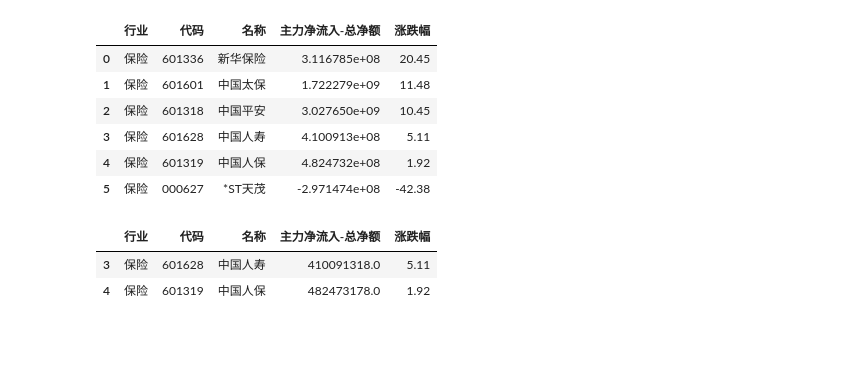
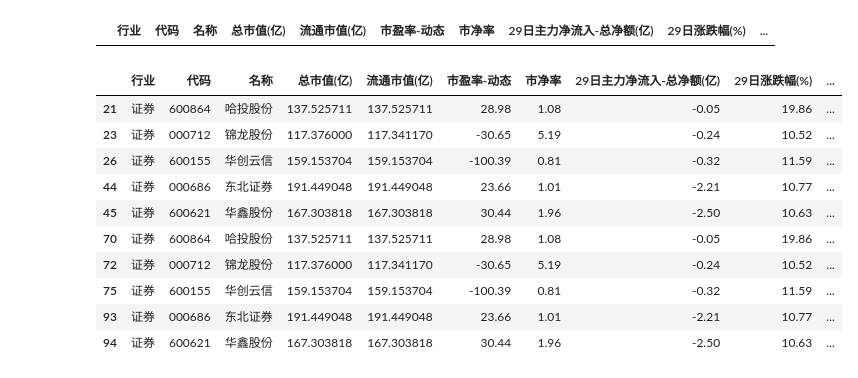
Before and after one commit to ZaxShen/value_investing, a Jupyter notebook: China/test.ipynb, the cells around one changed output. Saved outputs shown, nothing was run; the diff lists cells and outputs as text; code cells hidden in the pictures; blank space fills up the shorter version.

Commit message:
Finish stock_filter.py with async; Finish sotck_analysis.ipynb

```diff
--- a/China/test.ipynb
+++ b/China/test.ipynb
@@ -65,4 +81,5 @@ industry_info_df.to_csv("industry_info.csv", index=False)
 # %%
+# TODO: Concurrent processing of multiple stocks in an industry
 def stock_analysis(industry_name, days=29):
     """
     Analyzes stocks in a given industry by extracting their main net inflow and price change percentage over the last `days` days.
@@ -76,7 +93,8 @@ def stock_analysis(industry_name, days=29):
     stock_info = stock_board_industry_cons_em_df[["代码", "名称"]]
 
     # Initialize a pandas Dataframe to hold industry names, industry main net flow, and industry index change percentage
-    df = pd.DataFrame(columns=["行业", "代码", "名称", "主力净流入-总净额", "涨跌幅"])
+    df = pd.DataFrame(columns=["行业", "代码", "名称", "总市值(亿)", "流通市值(亿)", "市盈率-动态", "市净率", f"{days}日主力净流入-总净额(亿)", f"{days}日涨跌幅(%)", f"{days}日平均涨跌幅(%)", "60日涨跌幅(%)", "年初至今涨跌幅(%)"])
+
     for row in stock_info.itertuples():
         stock_code = row.代码
         stock_name = row.名称
@@ -88,24 +106,37 @@ def stock_analysis(industry_name, days=29):
         else:
             market = "bj"
 
+        # Extract the stock's market data
+        stock_total_market_value = stock_zh_a_spot_em_df[stock_zh_a_spot_em_df["代码"] == stock_code]["总市值"].values[0] / 1e8  # Convert to billions
+        stock_circulating_market_value = stock_zh_a_spot_em_df[stock_zh_a_spot_em_df["代码"] == stock_code]["流通市值"].values[0] / 1e8  # Convert to billions
+        stock_pe_dynamic = stock_zh_a_spot_em_df[stock_zh_a_spot_em_df["代码"] == stock_code]["市盈率-动态"].values[0]
+        stock_pb = stock_zh_a_spot_em_df[stock_zh_a_spot_em_df["代码"] == stock_code]["市净率"].values[0]
+        stock_60d_change = stock_zh_a_spot_em_df[stock_zh_a_spot_em_df["代码"] == stock_code]["60日涨跌幅"].values[0]
+        stock_ytd_change = stock_zh_a_spot_em_df[stock_zh_a_spot_em_df["代码"] == stock_code]["年初至今涨跌幅"].values[0]
+
         # Extract the historical data of the stock
         stock_individual_fund_flow_df = ak.stock_individual_fund_flow(stock=stock_code, market=market).iloc[-days:]
-        # Get the main net inflow data for the last 29 days
+        # Get the main net inflow data
         stock_main_net_flow = stock_individual_fund_flow_df["主力净流入-净额"].sum()
+        stock_main_net_flow = round(stock_main_net_flow / 1e8, 2)  # Convert to billions
         # Calculate change percentage
-        stock_hist_price = stock_individual_fund_flow_df.iloc[-days]["收盘价"]
-        stock_today_price = stock_individual_fund_flow_df.iloc[-1]["收盘价"]
-        stock_price_change_percentage = (stock_today_price - stock_hist_price) / stock_hist_price * 100
+        stock_1st_price = stock_individual_fund_flow_df.iloc[-days]["收盘价"]
+        stock_last_price = stock_individual_fund_flow_df.iloc[-1]["收盘价"]
+        stock_price_change_percentage = (stock_last_price - stock_1st_price) / stock_1st_price * 100
         stock_price_change_percentage = round(stock_price_change_percentage, 2)
+        # Calcuate avg change percentage
+        stock_price_avg_change_percentage = stock_individual_fund_flow_df["涨跌幅"].mean()
+        stock_price_avg_change_percentage = round(stock_price_avg_change_percentage, 2)
+        print(f"{stock_name}: {stock_total_market_value}, {stock_circulating_market_value}, {stock_pe_dynamic}, {stock_pb}, {stock_main_net_flow}, {stock_price_change_percentage}%, {stock_price_avg_change_percentage}%, {stock_60d_change}%, {stock_ytd_change}%")
 
-        print(f"{stock_name}: {stock_main_net_flow}, {stock_price_change_percentage}%")
         # Append the results to the DataFrame
-        df.loc[len(df)] = [industry_name, stock_code, stock_name, stock_main_net_flow, stock_price_change_percentage]
-
+        df.loc[len(df)] = [industry_name, stock_code, stock_name, stock_total_market_value, stock_circulating_market_value, stock_pe_dynamic, stock_pb, stock_main_net_flow, stock_price_change_percentage, stock_price_avg_change_percentage, stock_60d_change, stock_ytd_change]
+    # Sort the DataFrame by main net flow in descending order
+    df.sort_values(by=f"{days}日主力净流入-总净额(亿)", ascending=False, inplace=True)
     return df
 # %%
-df = pd.DataFrame(columns=["行业", "代码", "名称", "主力净流入-总净额", "涨跌幅"])
-for industry_name in filtered_industries:
-    stock_analysis_df = stock_analysis(industry_name)
-    df = pd.concat([df, stock_analysis_df], ignore_index=True)
+stock_df = pd.DataFrame(columns=["行业", "代码", "名称", "总市值(亿)", "流通市值(亿)", "市盈率-动态", "市净率", f"{days}日主力净流入-总净额(亿)", f"{days}日涨跌幅(%)", f"{days}日平均涨跌幅(%)", f"{days}日平均涨跌幅(%)", "60日涨跌幅(%)", "年初至今涨跌幅(%)"])
+for industry_name in industry_df_filtered["行业"]:
+    stock_df = stock_analysis(industry_name)
+    stock_df = pd.concat([stock_df, stock_df], ignore_index=True)
 # %% [output]
@@ -118,17 +165,0 @@ for industry_name in filtered_industries:
-# %%
-stock_analysis_df
-# %% [output]
-|  | 行业 | 代码 | 名称 | 主力净流入-总净额 | 涨跌幅 |
-| 0 | 保险 | 601336 | 新华保险 | 3.116785e+08 | 20.45 |
-| 1 | 保险 | 601601 | 中国太保 | 1.722279e+09 | 11.48 |
-| 2 | 保险 | 601318 | 中国平安 | 3.027650e+09 | 10.45 |
-| 3 | 保险 | 601628 | 中国人寿 | 4.100913e+08 | 5.11 |
-| 4 | 保险 | 601319 | 中国人保 | 4.824732e+08 | 1.92 |
-| 5 | 保险 | 000627 | *ST天茂 | -2.971474e+08 | -42.38 |
-# %%
-df_filtered = df[(df["主力净流入-总净额"] > 1e8) & (df["涨跌幅"] < 10)]
-df_filtered
-# %% [output]
-|  | 行业 | 代码 | 名称 | 主力净流入-总净额 | 涨跌幅 |
-| 3 | 保险 | 601628 | 中国人寿 | 410091318.0 | 5.11 |
-| 4 | 保险 | 601319 | 中国人保 | 482473178.0 | 1.92 |
@@ -136,0 +166,24 @@ df.to_csv("stock_analysis.csv", index=False)
+# %%
+# 总市值 < 200 亿, 动态市盈率 < 50, {days}日主力净流入-总净额(亿) > 1, {days}日涨跌幅(%) < 10
+stock_df_filtered = stock_df[(stock_df["总市值(亿)"] < 200)
+                             & (stock_df["市盈率-动态"] < 50)
+                             & (stock_df[f"{days}日主力净流入-总净额(亿)"] > 1)
+                             & (stock_df[f"{days}日涨跌幅(%)"] < 10)]
+stock_df_filtered
+# %% [output]
+|  | 行业 | 代码 | 名称 | 总市值(亿) | 流通市值(亿) | 市盈率-动态 | 市净率 | 29日主力净流入-总净额(亿) | 29日涨跌幅(%) | ... |
+# %%
+stock_df[(stock_df["总市值(亿)"] < 200)
+                             & (stock_df["市盈率-动态"] < 50)]
+# %% [output]
+|  | 行业 | 代码 | 名称 | 总市值(亿) | 流通市值(亿) | 市盈率-动态 | 市净率 | 29日主力净流入-总净额(亿) | 29日涨跌幅(%) | ... |
+| 21 | 证券 | 600864 | 哈投股份 | 137.525711 | 137.525711 | 28.98 | 1.08 | -0.05 | 19.86 | ... |
+| 23 | 证券 | 000712 | 锦龙股份 | 117.376000 | 117.341170 | -30.65 | 5.19 | -0.24 | 10.52 | ... |
+| 26 | 证券 | 600155 | 华创云信 | 159.153704 | 159.153704 | -100.39 | 0.81 | -0.32 | 11.59 | ... |
+| 44 | 证券 | 000686 | 东北证券 | 191.449048 | 191.449048 | 23.66 | 1.01 | -2.21 | 10.77 | ... |
+| 45 | 证券 | 600621 | 华鑫股份 | 167.303818 | 167.303818 | 30.44 | 1.96 | -2.50 | 10.63 | ... |
+| 70 | 证券 | 600864 | 哈投股份 | 137.525711 | 137.525711 | 28.98 | 1.08 | -0.05 | 19.86 | ... |
+| 72 | 证券 | 000712 | 锦龙股份 | 117.376000 | 117.341170 | -30.65 | 5.19 | -0.24 | 10.52 | ... |
+| 75 | 证券 | 600155 | 华创云信 | 159.153704 | 159.153704 | -100.39 | 0.81 | -0.32 | 11.59 | ... |
+| 93 | 证券 | 000686 | 东北证券 | 191.449048 | 191.449048 | 23.66 | 1.01 | -2.21 | 10.77 | ... |
+| 94 | 证券 | 600621 | 华鑫股份 | 167.303818 | 167.303818 | 30.44 | 1.96 | -2.50 | 10.63 | ... |
```
Also changed, not shown: parts of 13 cells of this notebook, 19 other files.
